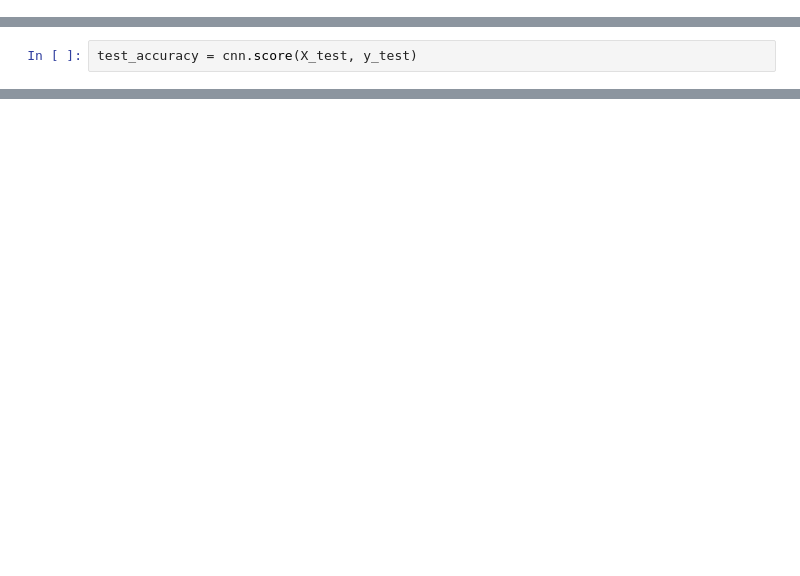
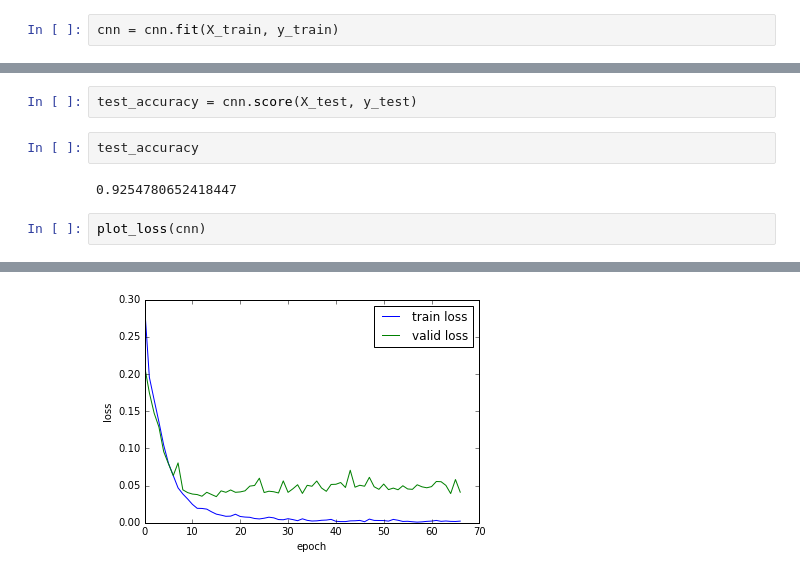
Before and after one commit to VCG/gp, a Jupyter notebook: ipy_train/train_RGBA.ipynb, the cells around one changed output, grey strips where cells are left out. Saved outputs shown, nothing was run; the diff lists cells and outputs as text; blank space fills up the shorter version.

```diff
--- a/ipy_train/train_RGBA.ipynb
+++ b/ipy_train/train_RGBA.ipynb
@@ -51,0 +58,2 @@ cnn = cnn.fit(X_train, y_train)
+# %%
+cnn = cnn.fit(X_train, y_train)
@@ -52,2 +78,9 @@ cnn = cnn.fit(X_train, y_train)
 # %%
 test_accuracy = cnn.score(X_test, y_test)
+# %%
+test_accuracy
+# %% [output]
+0.9254780652418447
+# %%
+plot_loss(cnn)
+# %% [output]
@@ -53,0 +88 @@ test_accuracy = cnn.score(X_test, y_test)
+[figure, added]
```
Also changed, not shown: parts of 5 cells of this notebook, 4 other files.
